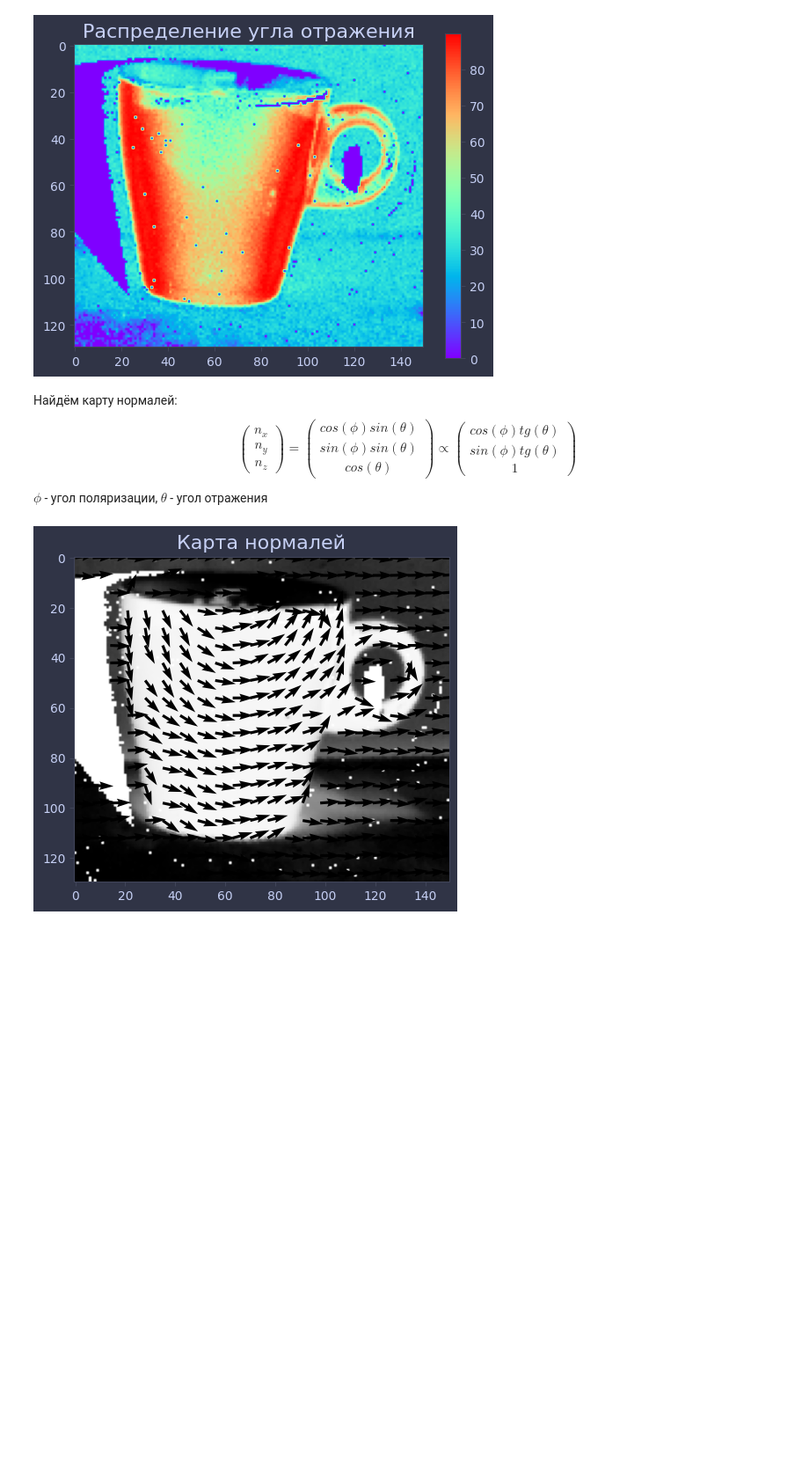
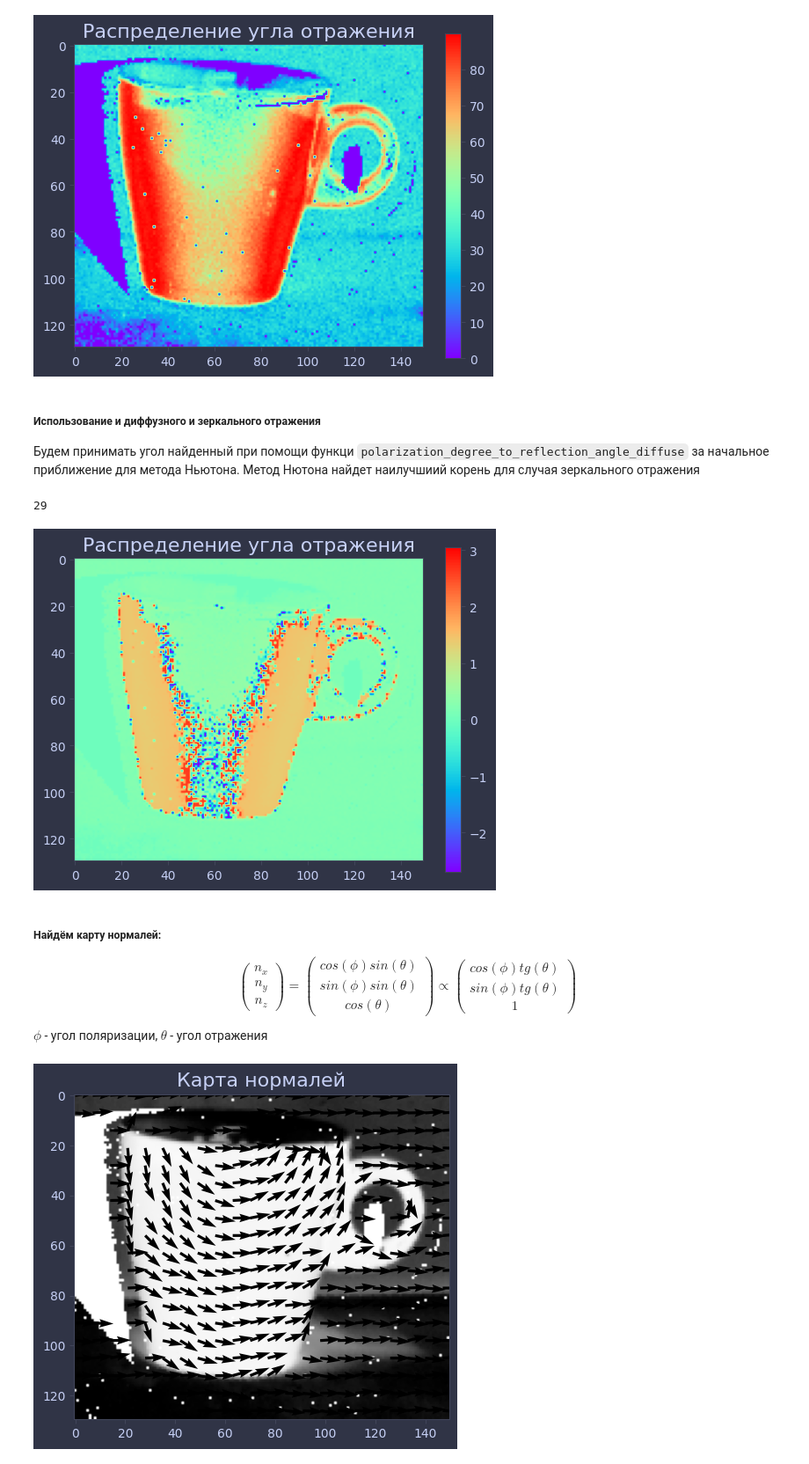
Before and after one commit to ShmakovVladimir/3d_polarization_scanner, a Jupyter notebook: main.ipynb, the cells around one changed output. Shown at 88% size. Cells and saved outputs as stored; diff of their text form; code cells hidden in the pictures; blank space fills up the shorter version.

Commit message:
Метод Ньютона показал плохой результат. Лучше остановиться на использовании модели учитывающей только диффузное отражение.

```diff
--- a/main.ipynb
+++ b/main.ipynb
@@ -97,3 +127,7 @@ plt.colorbar(im)
 plt.title("Распределение угла отражения", fontsize = 16);
 # %% [output]
 [figure]
+# %% [markdown]
+##### Использование и диффузного и зеркального отражения
+
+Будем принимать угол найденный при помощи функци `polarization_degree_to_reflection_angle_diffuse` за начальное приближение для метода Ньютона. Метод Нютона найдет наилучшиий корень для случая зеркального отражения
@@ -100,5 +137,15 @@ plt.title("Распределение угла отражения", fontsize = 1
+# %%
+n_ceramics = 2.08
+theta = polarization_degree_to_reflection_angle_specular(res['linear_polarizatioin_degree'], n = n_ceramics)
+theta = angle_to_normal_range(theta)
+im = plt.imshow(theta, cmap = cm.rainbow)
+plt.colorbar(im)
+plt.title("Распределение угла отражения", fontsize = 16);
+# %% [output]
+29
+[figure, added]
 # %% [markdown]
-Найдём карту нормалей:
+##### Найдём карту нормалей:
 $$
 \begin{pmatrix}
 n_{x} \\
```
Also changed, not shown: parts of 7 cells of this notebook.
